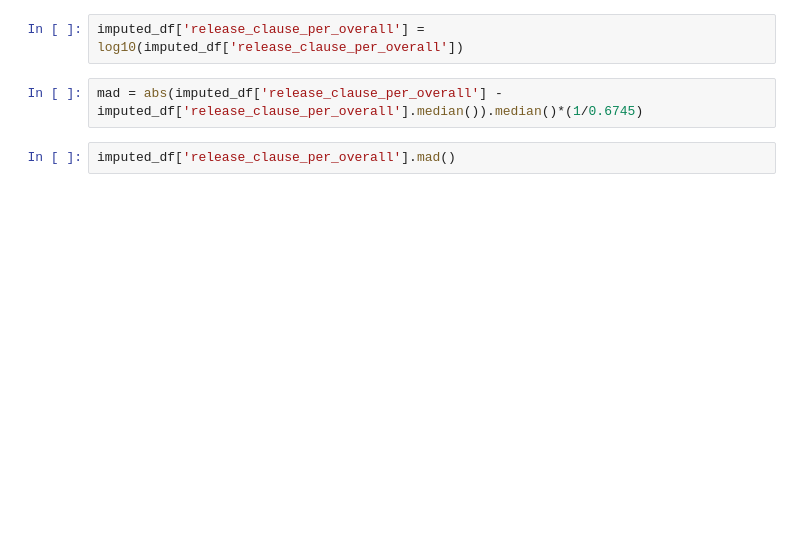
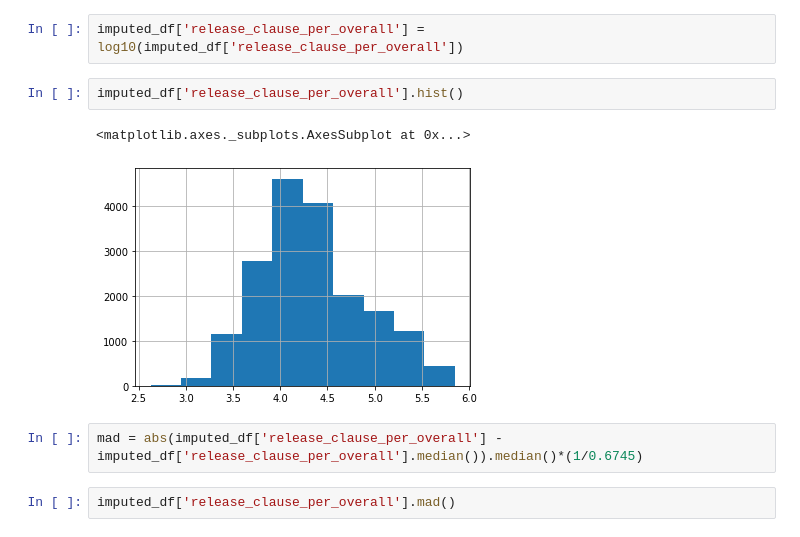
Before and after one commit to afss2/Projeto1_CD, a Jupyter notebook: Projeto_TAGDI.ipynb, the cells around one changed output. Cells and saved outputs as stored; diff of their text form; blank space fills up the shorter version.

```diff
--- a/Projeto_TAGDI.ipynb
+++ b/Projeto_TAGDI.ipynb
@@ -450,5 +449,10 @@ imputed_df['release_clause_per_overall'].hist()
 # %%
 imputed_df['release_clause_per_overall'] = log10(imputed_df['release_clause_per_overall'])
+# %%
+imputed_df['release_clause_per_overall'].hist()
+# %% [output]
+<matplotlib.axes._subplots.AxesSubplot at 0x...>
+[figure, added]
 # %%
 mad = abs(imputed_df['release_clause_per_overall'] - imputed_df['release_clause_per_overall'].median()).median()*(1/0.6745)
 # %%
```
Also changed, not shown: parts of 38 cells of this notebook.
